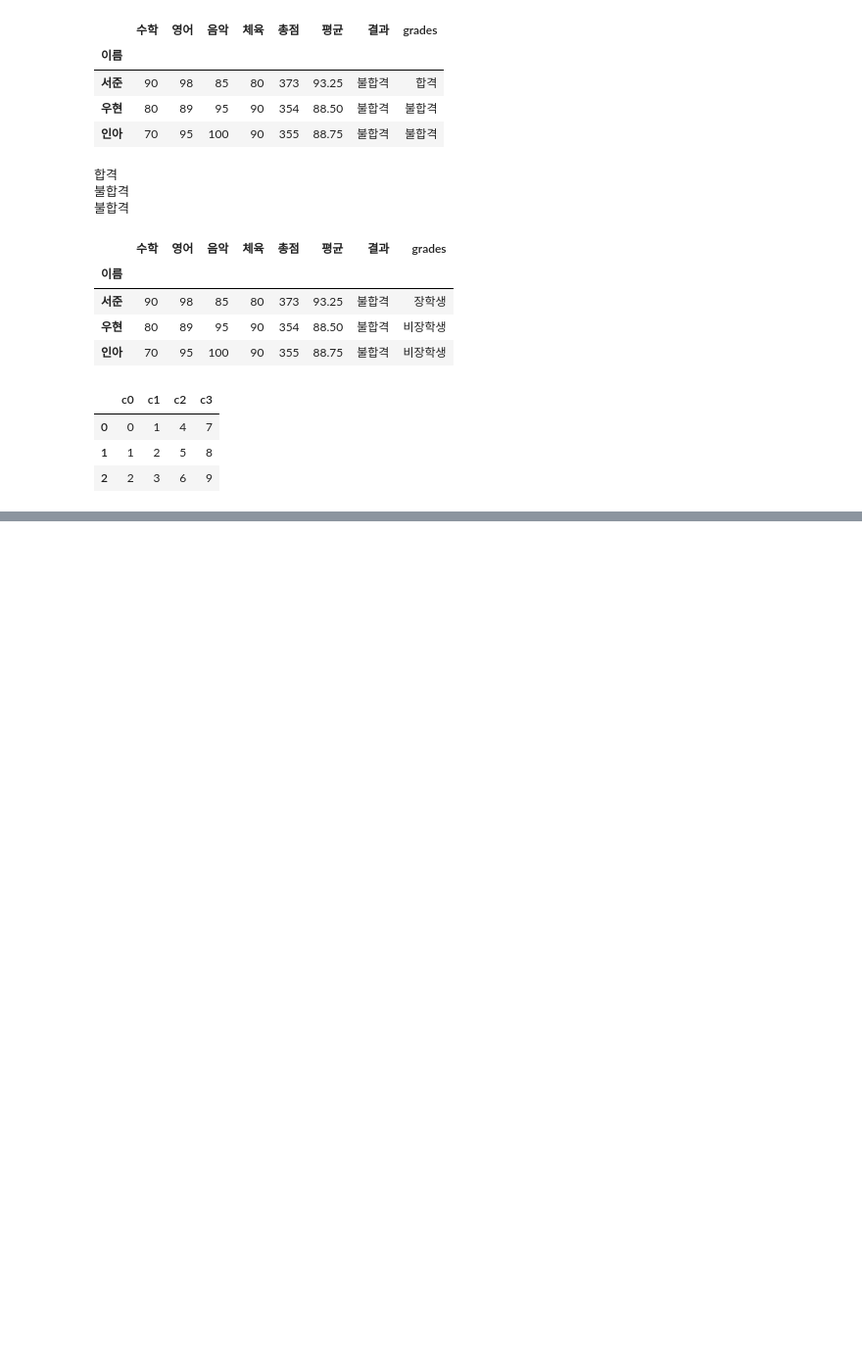
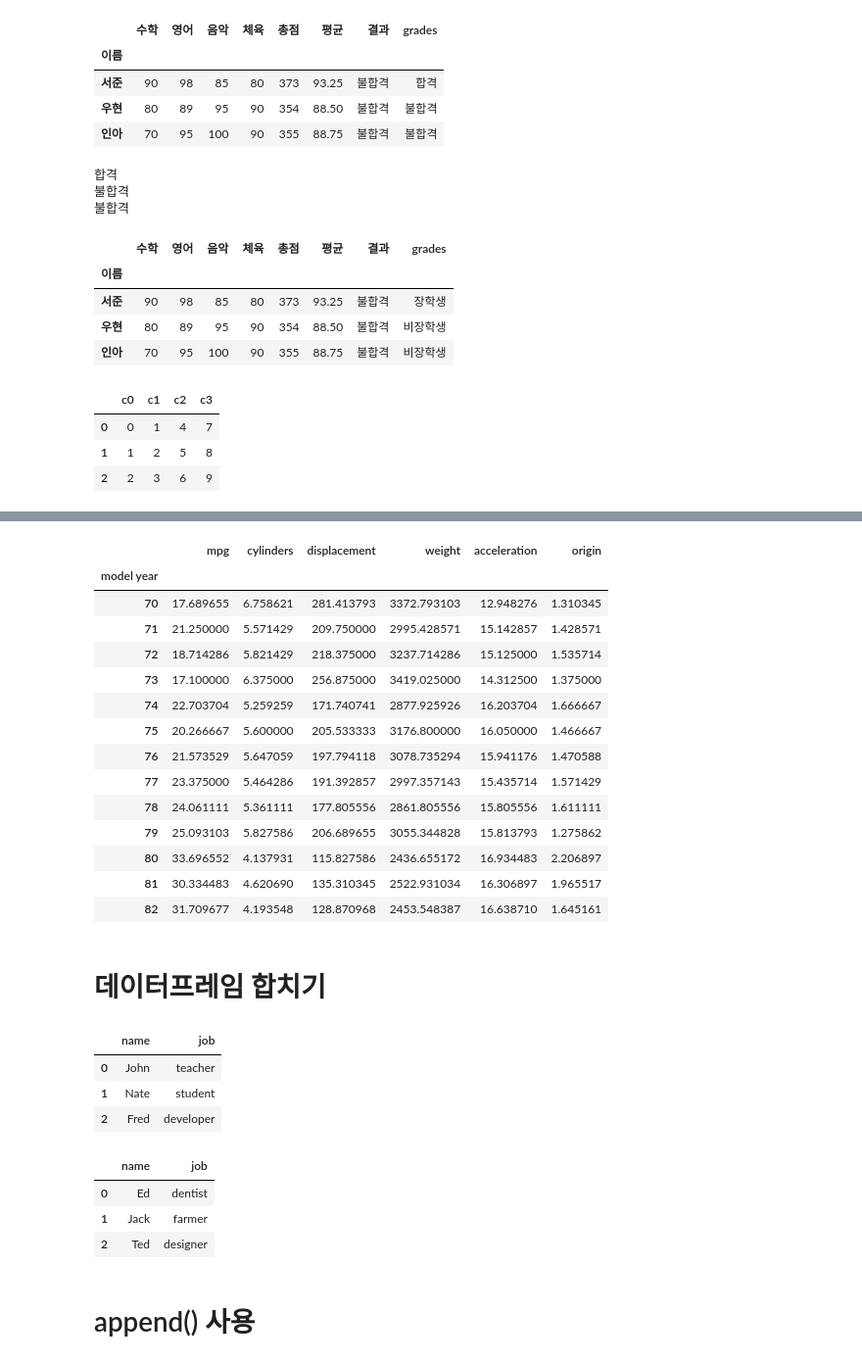
Before and after one commit to one-gidung/BigLeader_AI_Academy, a Jupyter notebook: 2021-06-30.ipynb, the cells around one changed output, grey strips where cells are left out. Shown: that part at 98% size. Saved outputs shown, nothing was run; the diff lists cells and outputs as text; code cells hidden in the pictures; blank space fills up the shorter version.

```diff
--- a/2021-06-30.ipynb
+++ b/2021-06-30.ipynb
@@ -305,0 +590,20 @@ df.to_csv('test_csv')
+# %%
+df.groupby(by=['model year']).mean()
+# %% [output]
+|  | mpg | cylinders | displacement | weight | acceleration | origin |
+| model year |  |  |  |  |  |  |
+| 70 | 17.689655 | 6.758621 | 281.413793 | 3372.793103 | 12.948276 | 1.310345 |
+| 71 | 21.250000 | 5.571429 | 209.750000 | 2995.428571 | 15.142857 | 1.428571 |
+| 72 | 18.714286 | 5.821429 | 218.375000 | 3237.714286 | 15.125000 | 1.535714 |
+| 73 | 17.100000 | 6.375000 | 256.875000 | 3419.025000 | 14.312500 | 1.375000 |
+| 74 | 22.703704 | 5.259259 | 171.740741 | 2877.925926 | 16.203704 | 1.666667 |
+| 75 | 20.266667 | 5.600000 | 205.533333 | 3176.800000 | 16.050000 | 1.466667 |
+| 76 | 21.573529 | 5.647059 | 197.794118 | 3078.735294 | 15.941176 | 1.470588 |
+| 77 | 23.375000 | 5.464286 | 191.392857 | 2997.357143 | 15.435714 | 1.571429 |
+| 78 | 24.061111 | 5.361111 | 177.805556 | 2861.805556 | 15.805556 | 1.611111 |
+| 79 | 25.093103 | 5.827586 | 206.689655 | 3055.344828 | 15.813793 | 1.275862 |
+| 80 | 33.696552 | 4.137931 | 115.827586 | 2436.655172 | 16.934483 | 2.206897 |
+| 81 | 30.334483 | 4.620690 | 135.310345 | 2522.931034 | 16.306897 | 1.965517 |
+| 82 | 31.709677 | 4.193548 | 128.870968 | 2453.548387 | 16.638710 | 1.645161 |
+# %% [markdown]
+# 데이터프레임 합치기
@@ -305,0 +621,16 @@ df.to_csv('test_csv')
+# %%
+df1
+# %% [output]
+|  | name | job |
+| 0 | John | teacher |
+| 1 | Nate | student |
+| 2 | Fred | developer |
+# %%
+df2
+# %% [output]
+|  | name | job |
+| 0 | Ed | dentist |
+| 1 | Jack | farmer |
+| 2 | Ted | designer |
+# %% [markdown]
+# append() 사용
```
Also changed, not shown: parts of 37 cells of this notebook.
